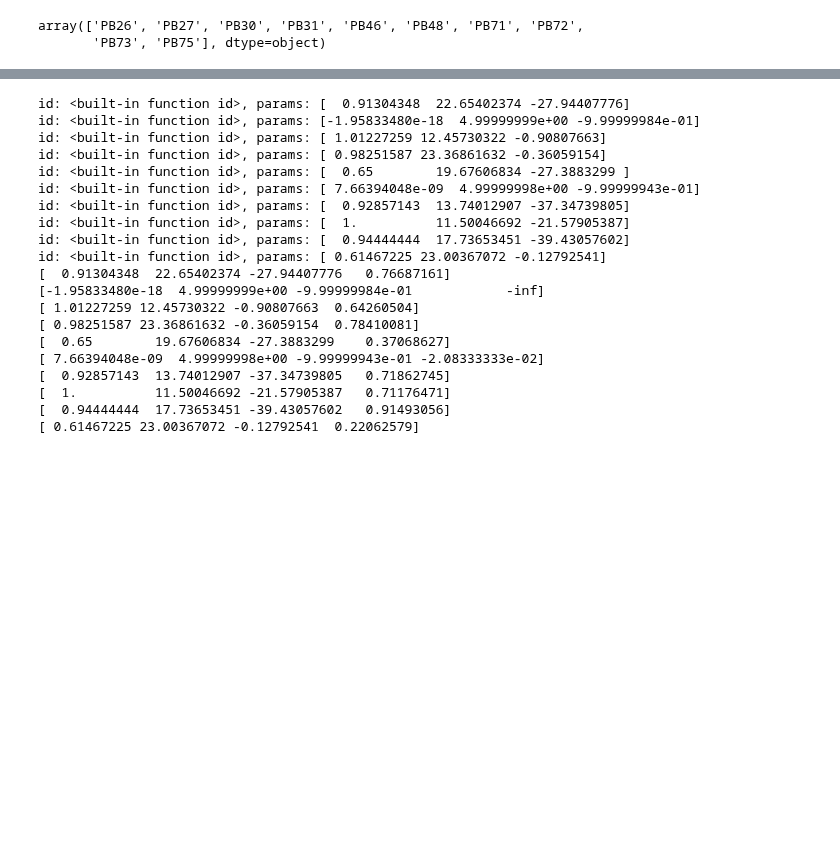
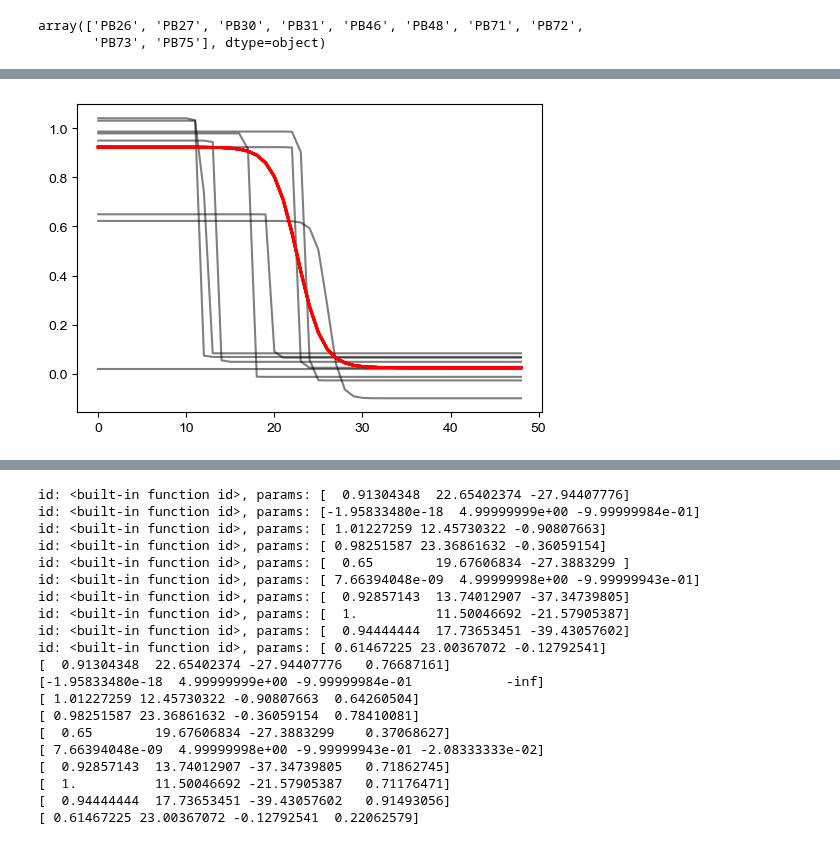
Before and after one commit to jaimemcc/bazzino, a Jupyter notebook: notebooks/find_sigmoidal_transitions.ipynb, the cells around one changed output, grey strips where cells are left out. Saved outputs shown, nothing was run; the diff lists cells and outputs as text; code cells hidden in the pictures; blank space fills up the shorter version.

```diff
--- a/notebooks/find_sigmoidal_transitions.ipynb
+++ b/notebooks/find_sigmoidal_transitions.ipynb
@@ -34,38 +83,3 @@ x_array.query("condition == 'deplete' & infusiontype == '45NaCl'").id.unique()
 # %% [output]
 array(['PB26', 'PB27', 'PB30', 'PB31', 'PB46', 'PB48', 'PB71', 'PB72',
        'PB73', 'PB75'], dtype=object)
-# %%
-from scipy.optimize import curve_fit
-import matplotlib.pyplot as plt
-
-# Define logistic function
-def logistic(x, L, x0, k):
-    return L / (1 + np.exp(-k * (x - x0)))
-
-# Example signal with smooth transitions
-x = np.linspace(0, 10, 100)
-signal = 1 / (1 + np.exp(-(x - 5)))  # Logistic function
-
-signal = x_array.query("condition == 'deplete' & infusiontype == '45NaCl' & id == 'PB46'").cluster_photo
-x = np.arange(len(signal))
-
-# Define logistic function
-def logistic(x, L, x0, k):
-    return L / (1 + np.exp(-k * (x - x0)))
-
-# Fit logistic function to the signal
-popt, _ = curve_fit(logistic, x, signal, p0=[1, 5, 1])  # Initial guesses for L, x0, k
-
-# Plot the signal and the fitted function
-f, ax = plt.subplots(figsize=(6, 4))
-ax.plot(x, signal, label="Original Signal", marker="o")
-ax.plot(x, logistic(x, *popt), label="Fitted Logistic Function", linestyle="--")
-ax.legend()
-ax.set_xlabel("Trial Number")
-ax.set_ylabel("Cluster Probability")
-ax.set_ylim([1,-0.1])
-ax.set_yticks([0, 0.5, 1], labels=["1", "0.5", "0"])
-
-sns.despine(ax=ax, offset=10)
-
-print("Fitted parameters:", popt)
@@ -74,0 +262,12 @@ Fitted parameters: [ 0.94879018 12.04737439  0.14658649]
+# %%
+f, ax = plt.subplots(figsize=(6, 4))
+
+for fit in fits_df.iterrows():
+    if not fit[1].success:
+        continue
+    res = fit_logistic_per_series(y, x=x, prefer_4p=True, direction='decreasing')
+
+    ax.plot(x, logistic4(x, fit[1].A, fit[1].L, fit[1].x0_orig, fit[1].k), color="k", alpha=0.5)
+    ax.plot(x, res['y_hat'], color="r", linewidth=2)
+# %% [output]
+[figure, added]
```
Also changed, not shown: parts of 15 cells of this notebook.
